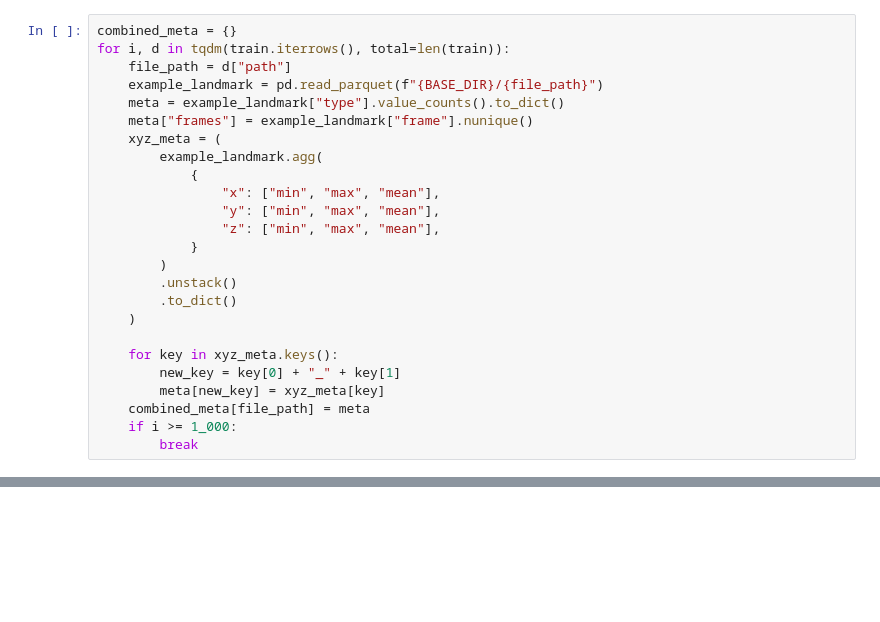
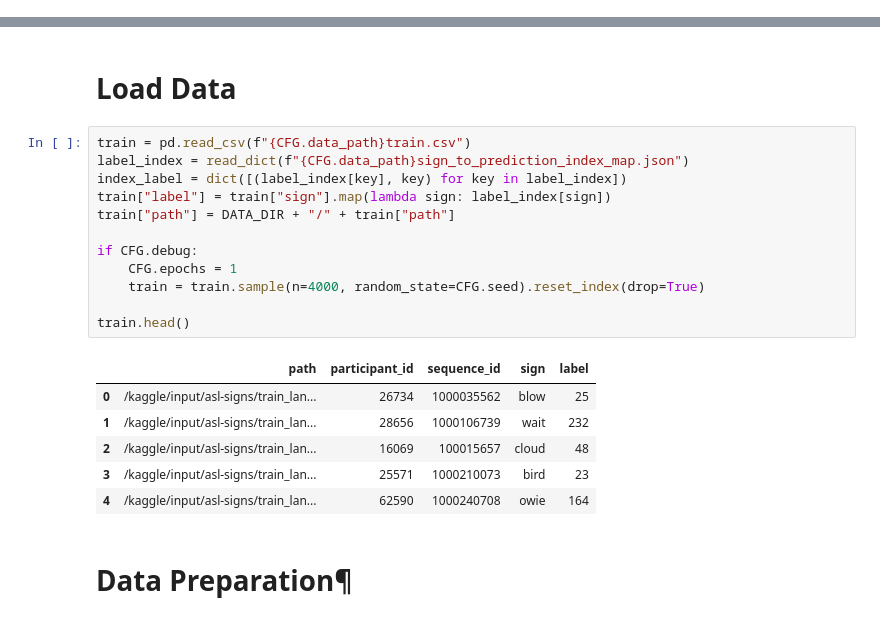
Before and after one commit to dwijmistry11/ai, a Jupyter notebook: sign-language-challenge-google.ipynb, the cells around one changed output, grey strips where cells are left out. Cells and saved outputs as stored; diff of their text form; blank space fills up the shorter version.

Commit message:
Kaggle Notebook |  ✋Sign language challenge Google👌 | Version 3

```diff
--- a/sign-language-challenge-google.ipynb
+++ b/sign-language-challenge-google.ipynb
@@ -130,25 +0,0 @@ The file has 15 unique frames and 4 unique types: ['face' 'left_hand' 'pose' 'ri
-# %%
-combined_meta = {}
-for i, d in tqdm(train.iterrows(), total=len(train)):
-    file_path = d["path"]
-    example_landmark = pd.read_parquet(f"{BASE_DIR}/{file_path}")
-    meta = example_landmark["type"].value_counts().to_dict()
-    meta["frames"] = example_landmark["frame"].nunique()
-    xyz_meta = (
-        example_landmark.agg(
-            {
-                "x": ["min", "max", "mean"],
-                "y": ["min", "max", "mean"],
-                "z": ["min", "max", "mean"],
-            }
-        )
-        .unstack()
-        .to_dict()
-    )
-
-    for key in xyz_meta.keys():
-        new_key = key[0] + "_" + key[1]
-        meta[new_key] = xyz_meta[key]
-    combined_meta[file_path] = meta
-    if i >= 1_000:
-        break
@@ -204,0 +218,23 @@ def load_relevant_data_subset(pq_path):
+# %% [markdown]
+# Load Data
+# %%
+train = pd.read_csv(f"{CFG.data_path}train.csv")
+label_index = read_dict(f"{CFG.data_path}sign_to_prediction_index_map.json")
+index_label = dict([(label_index[key], key) for key in label_index])
+train["label"] = train["sign"].map(lambda sign: label_index[sign])
+train["path"] = DATA_DIR + "/" + train["path"]
+
+if CFG.debug:
+    CFG.epochs = 1
+    train = train.sample(n=4000, random_state=CFG.seed).reset_index(drop=True)
+
+train.head()
+# %% [output]
+|  | path | participant_id | sequence_id | sign | label |
+| 0 | /kaggle/input/asl-signs/train_lan... | 26734 | 1000035562 | blow | 25 |
+| 1 | /kaggle/input/asl-signs/train_lan... | 28656 | 1000106739 | wait | 232 |
+| 2 | /kaggle/input/asl-signs/train_lan... | 16069 | 100015657 | cloud | 48 |
+| 3 | /kaggle/input/asl-signs/train_lan... | 25571 | 1000210073 | bird | 23 |
+| 4 | /kaggle/input/asl-signs/train_lan... | 62590 | 1000240708 | owie | 164 |
+# %% [markdown]
+# Data Preparation¶
```
Also changed, not shown: parts of 57 cells of this notebook.
